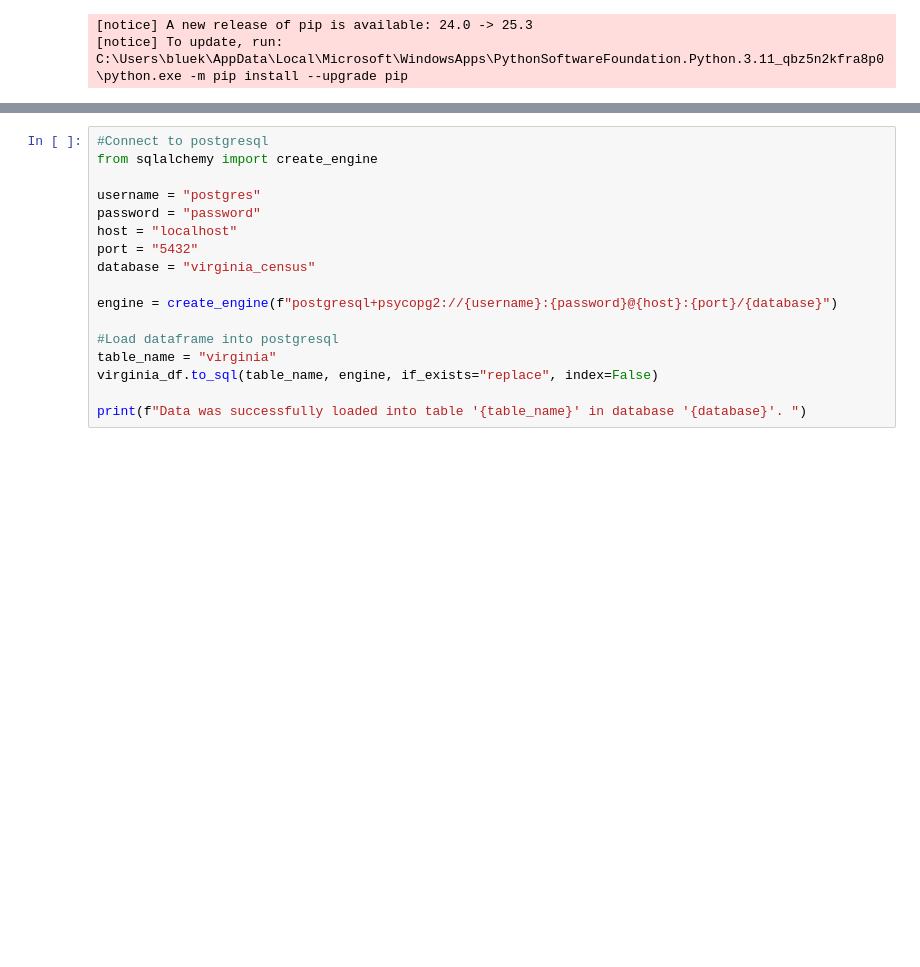
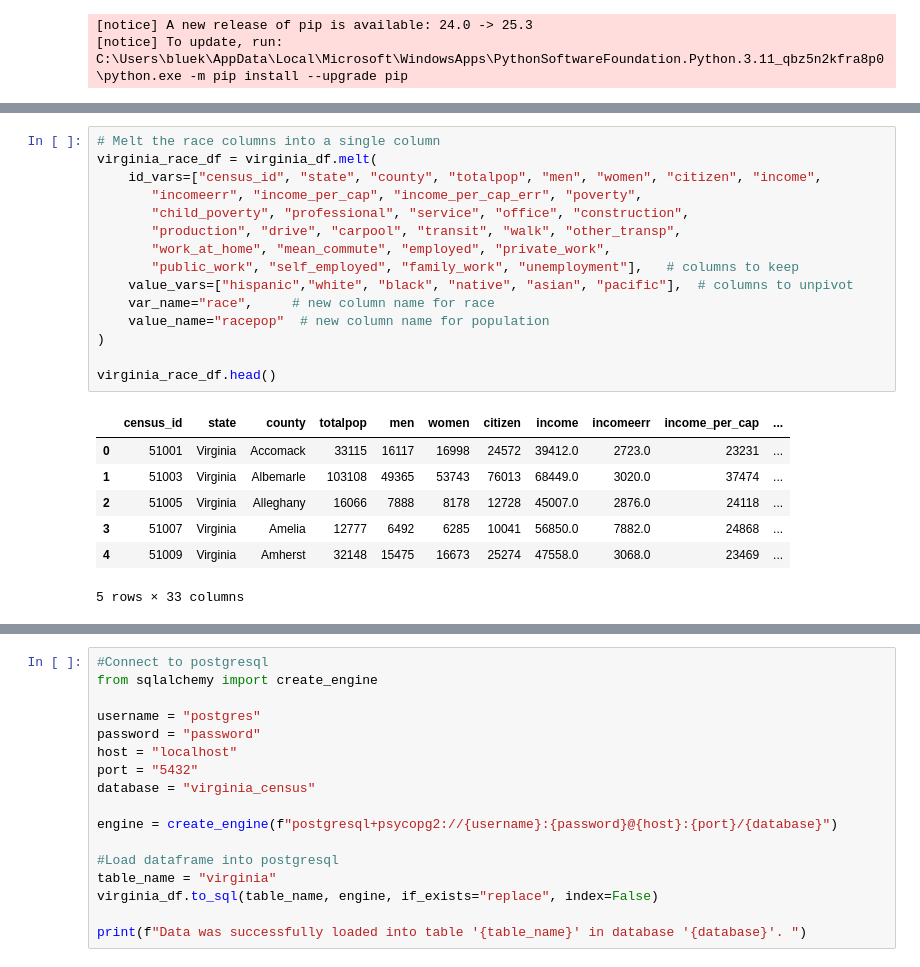
Before and after one commit to shawngobrzy/2015-Virginia-Population-Analysis, a Jupyter notebook: virginia_census_data_analysis.ipynb, the cells around one changed output, grey strips where cells are left out. Drawn from its saved outputs; the diff is of its cells as text; blank space fills up the shorter version.

```diff
--- a/virginia_census_data_analysis.ipynb
+++ b/virginia_census_data_analysis.ipynb
@@ -148,0 +241,23 @@ Note: you may need to restart the kernel to use updated packages.
+# %%
+# Melt the race columns into a single column
+virginia_race_df = virginia_df.melt(
+    id_vars=["census_id", "state", "county", "totalpop", "men", "women", "citizen", "income",
+       "incomeerr", "income_per_cap", "income_per_cap_err", "poverty",
+       "child_poverty", "professional", "service", "office", "construction",
+       "production", "drive", "carpool", "transit", "walk", "other_transp",
+       "work_at_home", "mean_commute", "employed", "private_work",
+       "public_work", "self_employed", "family_work", "unemployment"],   # columns to keep
+    value_vars=["hispanic","white", "black", "native", "asian", "pacific"],  # columns to unpivot
+    var_name="race",     # new column name for race
+    value_name="racepop"  # new column name for population
+)
+
+virginia_race_df.head()
+# %% [output]
+|  | census_id | state | county | totalpop | men | women | citizen | income | incomeerr | income_per_cap | ... |
+| 0 | 51001 | Virginia | Accomack | 33115 | 16117 | 16998 | 24572 | 39412.0 | 2723.0 | 23231 | ... |
+| 1 | 51003 | Virginia | Albemarle | 103108 | 49365 | 53743 | 76013 | 68449.0 | 3020.0 | 37474 | ... |
+| 2 | 51005 | Virginia | Alleghany | 16066 | 7888 | 8178 | 12728 | 45007.0 | 2876.0 | 24118 | ... |
+| 3 | 51007 | Virginia | Amelia | 12777 | 6492 | 6285 | 10041 | 56850.0 | 7882.0 | 24868 | ... |
+| 4 | 51009 | Virginia | Amherst | 32148 | 15475 | 16673 | 25274 | 47558.0 | 3068.0 | 23469 | ... |
+5 rows × 33 columns
```
Also changed, not shown: parts of 5 cells of this notebook.
